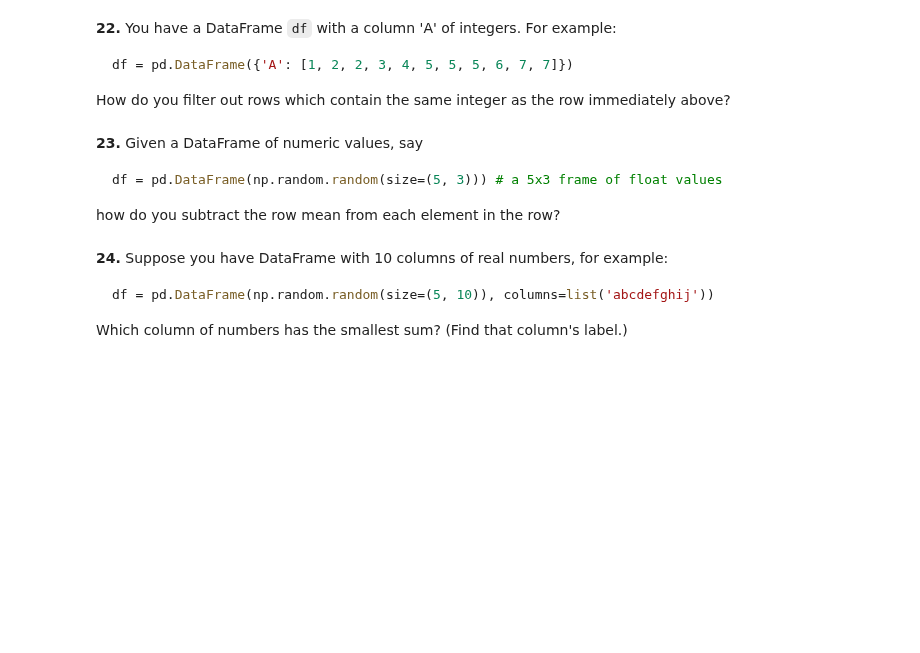
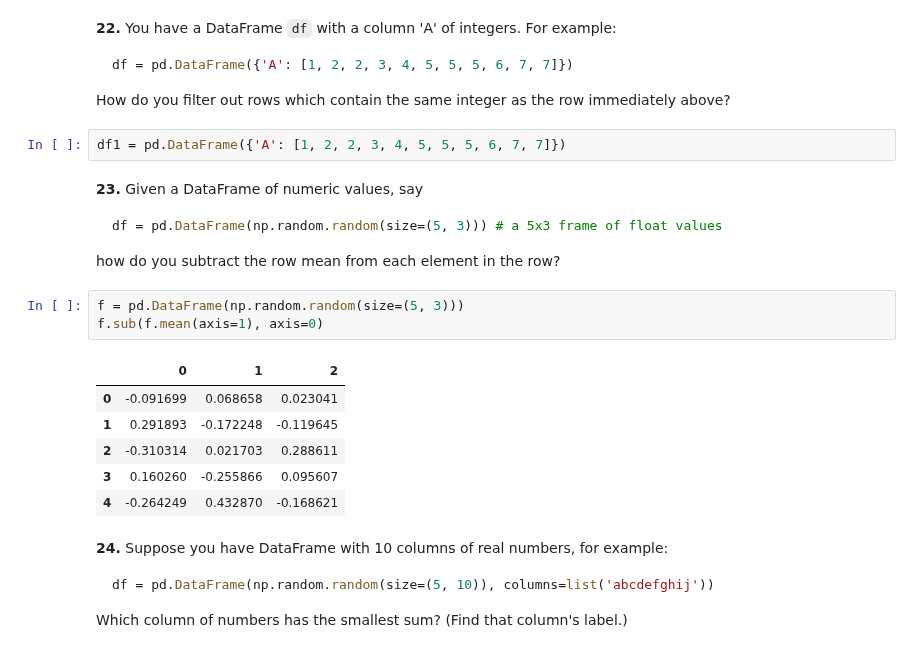
Before and after one commit to aktumut/Strive_School, a Jupyter notebook: Module_1/Day_7_Pandas/100-pandas-puzzles.ipynb, the cells around one changed output. Saved outputs shown, nothing was run; the diff lists cells and outputs as text; blank space fills up the shorter version.

````diff
--- a/Module_1/Day_7_Pandas/100-pandas-puzzles.ipynb
+++ b/Module_1/Day_7_Pandas/100-pandas-puzzles.ipynb
@@ -291,6 +339,8 @@ df = pd.DataFrame({'A': [1, 2, 2, 3, 4, 5, 5, 5, 6, 7, 7]})
 ```
 
 How do you filter out rows which contain the same integer as the row immediately above?
+# %%
+df1 = pd.DataFrame({'A': [1, 2, 2, 3, 4, 5, 5, 5, 6, 7, 7]})
 # %% [markdown]
 **23.** Given a DataFrame of numeric values, say
 ```python
@@ -298,6 +348,16 @@ df = pd.DataFrame(np.random.random(size=(5, 3))) # a 5x3 frame of float values
 ```
 
 how do you subtract the row mean from each element in the row?
+# %%
+f = pd.DataFrame(np.random.random(size=(5, 3)))
+f.sub(f.mean(axis=1), axis=0)
+# %% [output]
+|  | 0 | 1 | 2 |
+| 0 | -0.091699 | 0.068658 | 0.023041 |
+| 1 | 0.291893 | -0.172248 | -0.119645 |
+| 2 | -0.310314 | 0.021703 | 0.288611 |
+| 3 | 0.160260 | -0.255866 | 0.095607 |
+| 4 | -0.264249 | 0.432870 | -0.168621 |
 # %% [markdown]
 **24.** Suppose you have DataFrame with 10 columns of real numbers, for example:
 
````
Also changed, not shown: parts of 12 cells of this notebook.
